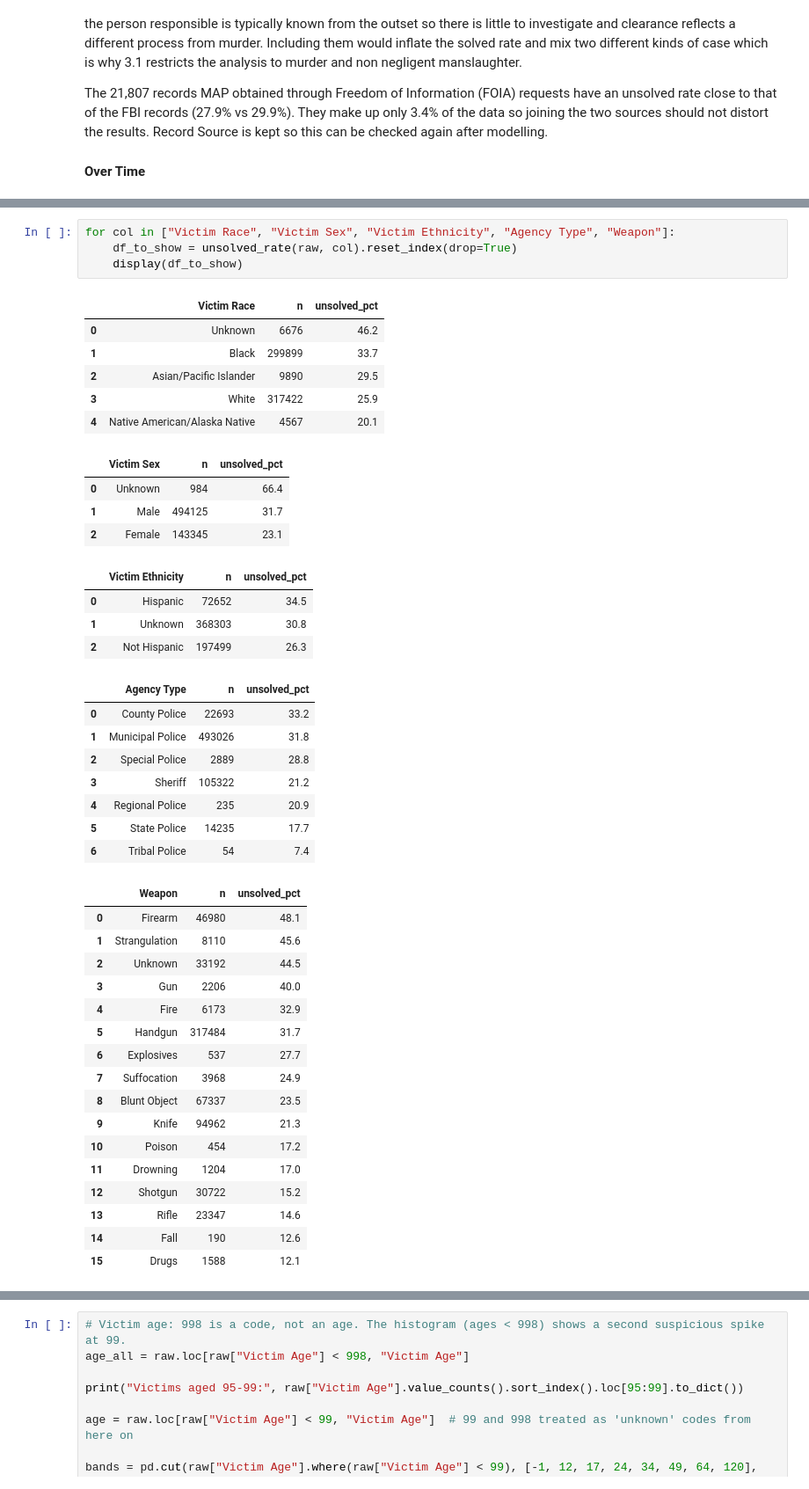
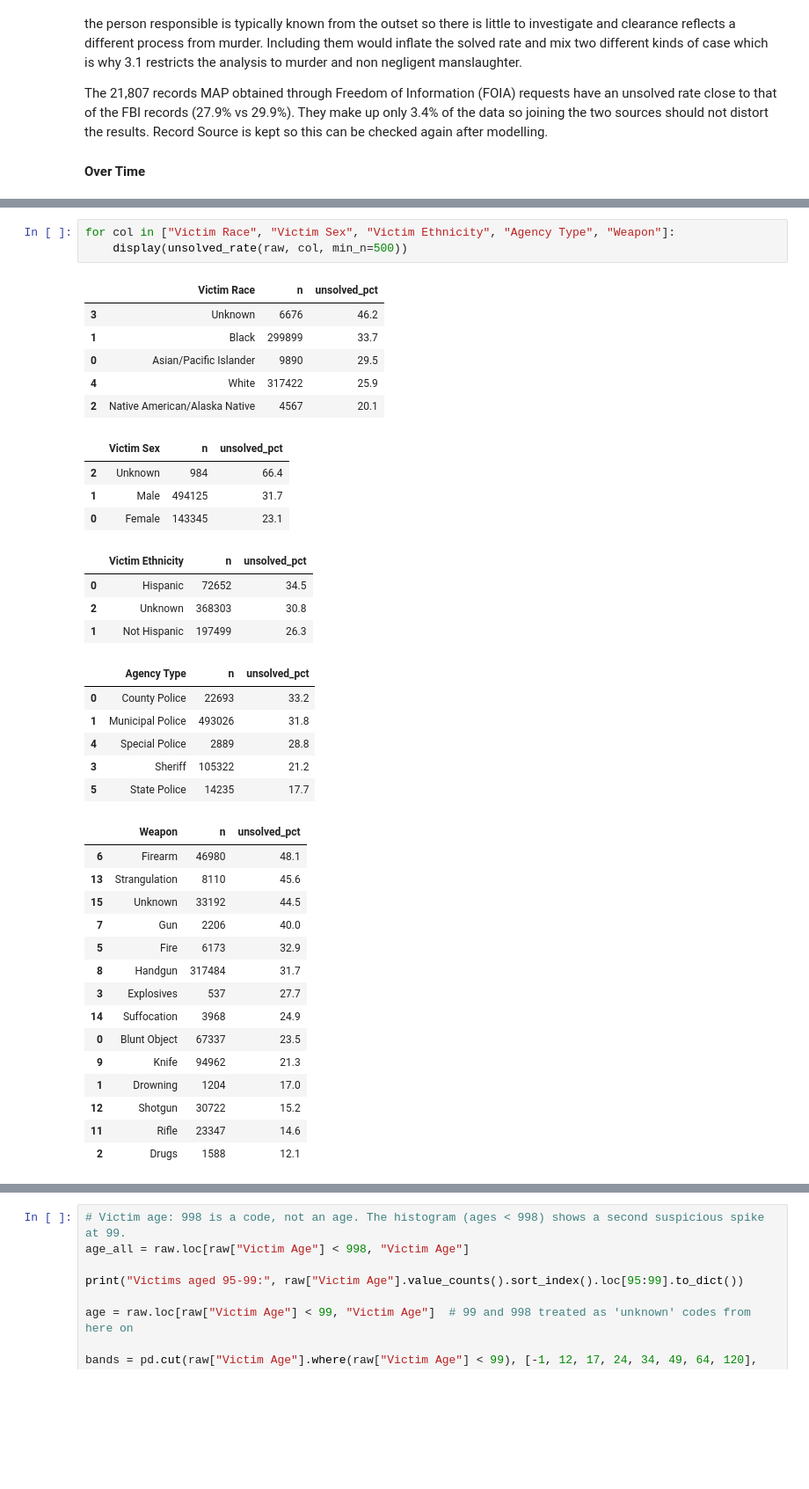
Before and after one commit to isabellelynch/WhoGetsJustice-DataAnalytics-2026, a Jupyter notebook: notebook/who-gets-justice.ipynb, the cells around one changed output, grey strips where cells are left out. Shown at 88% size. Cells and saved outputs as stored; diff of their text form; blank space fills up the shorter version.

```diff
--- a/notebook/who-gets-justice.ipynb
+++ b/notebook/who-gets-justice.ipynb
@@ -326,48 +334,43 @@ Highest unsolved: 1992 33.3
 #### Who are the victims and whose cases go unsolved?
 # %%
 for col in ["Victim Race", "Victim Sex", "Victim Ethnicity", "Agency Type", "Weapon"]:
-    df_to_show = unsolved_rate(raw, col).reset_index(drop=True)
-    display(df_to_show)
+    display(unsolved_rate(raw, col, min_n=500))
 # %% [output]
 |  | Victim Race | n | unsolved_pct |
-| 0 | Unknown | 6676 | 46.2 |
+| 3 | Unknown | 6676 | 46.2 |
 | 1 | Black | 299899 | 33.7 |
-| 2 | Asian/Pacific Islander | 9890 | 29.5 |
-| 3 | White | 317422 | 25.9 |
-| 4 | Native American/Alaska Native | 4567 | 20.1 |
+| 0 | Asian/Pacific Islander | 9890 | 29.5 |
+| 4 | White | 317422 | 25.9 |
+| 2 | Native American/Alaska Native | 4567 | 20.1 |
 |  | Victim Sex | n | unsolved_pct |
-| 0 | Unknown | 984 | 66.4 |
+| 2 | Unknown | 984 | 66.4 |
 | 1 | Male | 494125 | 31.7 |
-| 2 | Female | 143345 | 23.1 |
+| 0 | Female | 143345 | 23.1 |
 |  | Victim Ethnicity | n | unsolved_pct |
 | 0 | Hispanic | 72652 | 34.5 |
-| 1 | Unknown | 368303 | 30.8 |
-| 2 | Not Hispanic | 197499 | 26.3 |
+| 2 | Unknown | 368303 | 30.8 |
+| 1 | Not Hispanic | 197499 | 26.3 |
 |  | Agency Type | n | unsolved_pct |
 | 0 | County Police | 22693 | 33.2 |
 | 1 | Municipal Police | 493026 | 31.8 |
-| 2 | Special Police | 2889 | 28.8 |
+| 4 | Special Police | 2889 | 28.8 |
 | 3 | Sheriff | 105322 | 21.2 |
-| 4 | Regional Police | 235 | 20.9 |
 | 5 | State Police | 14235 | 17.7 |
-| 6 | Tribal Police | 54 | 7.4 |
 |  | Weapon | n | unsolved_pct |
-| 0 | Firearm | 46980 | 48.1 |
-| 1 | Strangulation | 8110 | 45.6 |
-| 2 | Unknown | 33192 | 44.5 |
-| 3 | Gun | 2206 | 40.0 |
-| 4 | Fire | 6173 | 32.9 |
-| 5 | Handgun | 317484 | 31.7 |
-| 6 | Explosives | 537 | 27.7 |
-| 7 | Suffocation | 3968 | 24.9 |
-| 8 | Blunt Object | 67337 | 23.5 |
+| 6 | Firearm | 46980 | 48.1 |
+| 13 | Strangulation | 8110 | 45.6 |
+| 15 | Unknown | 33192 | 44.5 |
+| 7 | Gun | 2206 | 40.0 |
+| 5 | Fire | 6173 | 32.9 |
+| 8 | Handgun | 317484 | 31.7 |
+| 3 | Explosives | 537 | 27.7 |
+| 14 | Suffocation | 3968 | 24.9 |
+| 0 | Blunt Object | 67337 | 23.5 |
 | 9 | Knife | 94962 | 21.3 |
-| 10 | Poison | 454 | 17.2 |
-| 11 | Drowning | 1204 | 17.0 |
+| 1 | Drowning | 1204 | 17.0 |
 | 12 | Shotgun | 30722 | 15.2 |
-| 13 | Rifle | 23347 | 14.6 |
-| 14 | Fall | 190 | 12.6 |
-| 15 | Drugs | 1588 | 12.1 |
+| 11 | Rifle | 23347 | 14.6 |
+| 2 | Drugs | 1588 | 12.1 |
 # %% [markdown]
 **Interpretation: who gets justice, before any adjustment**
 
```
Also changed, not shown: parts of 7 cells of this notebook.
